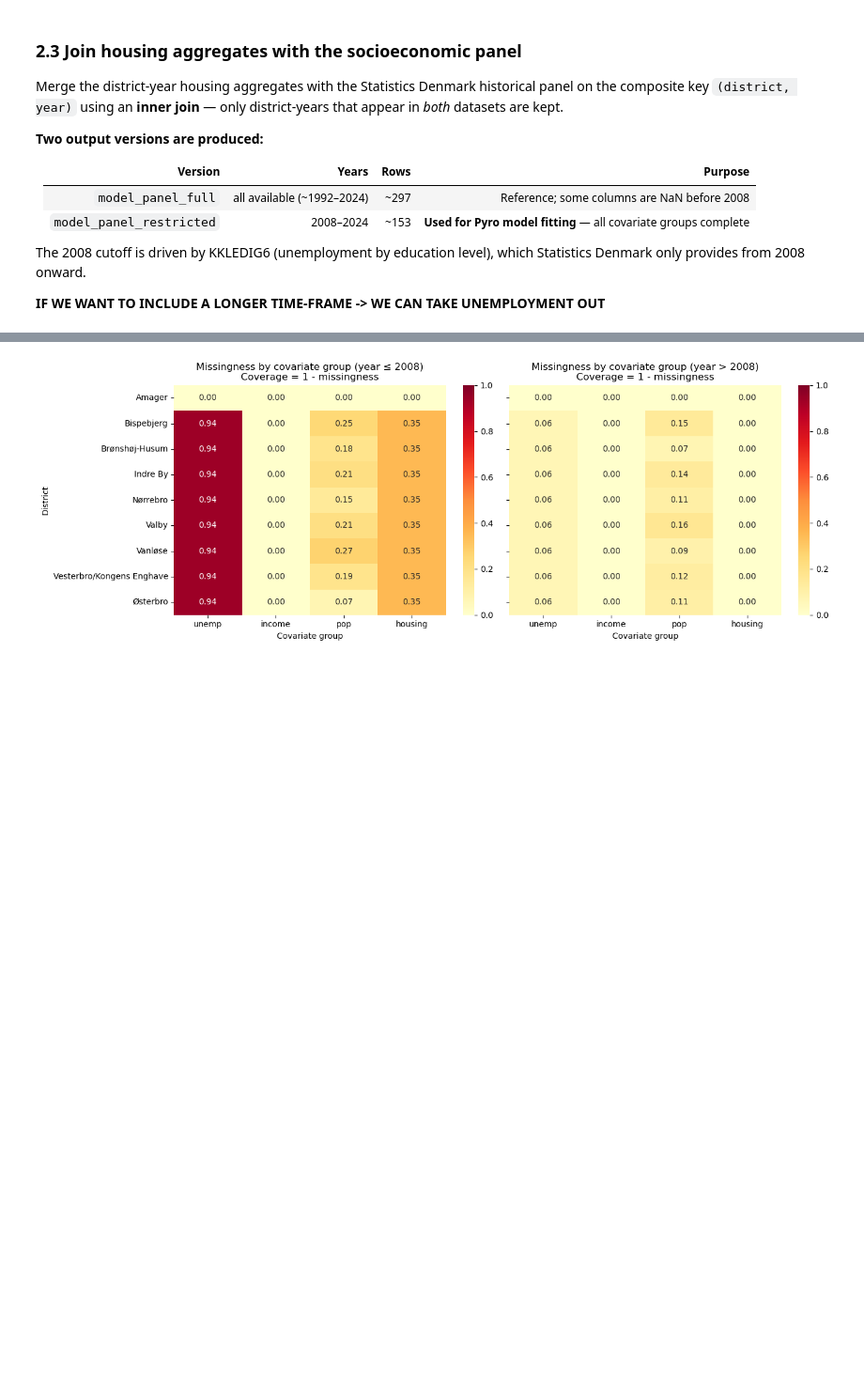
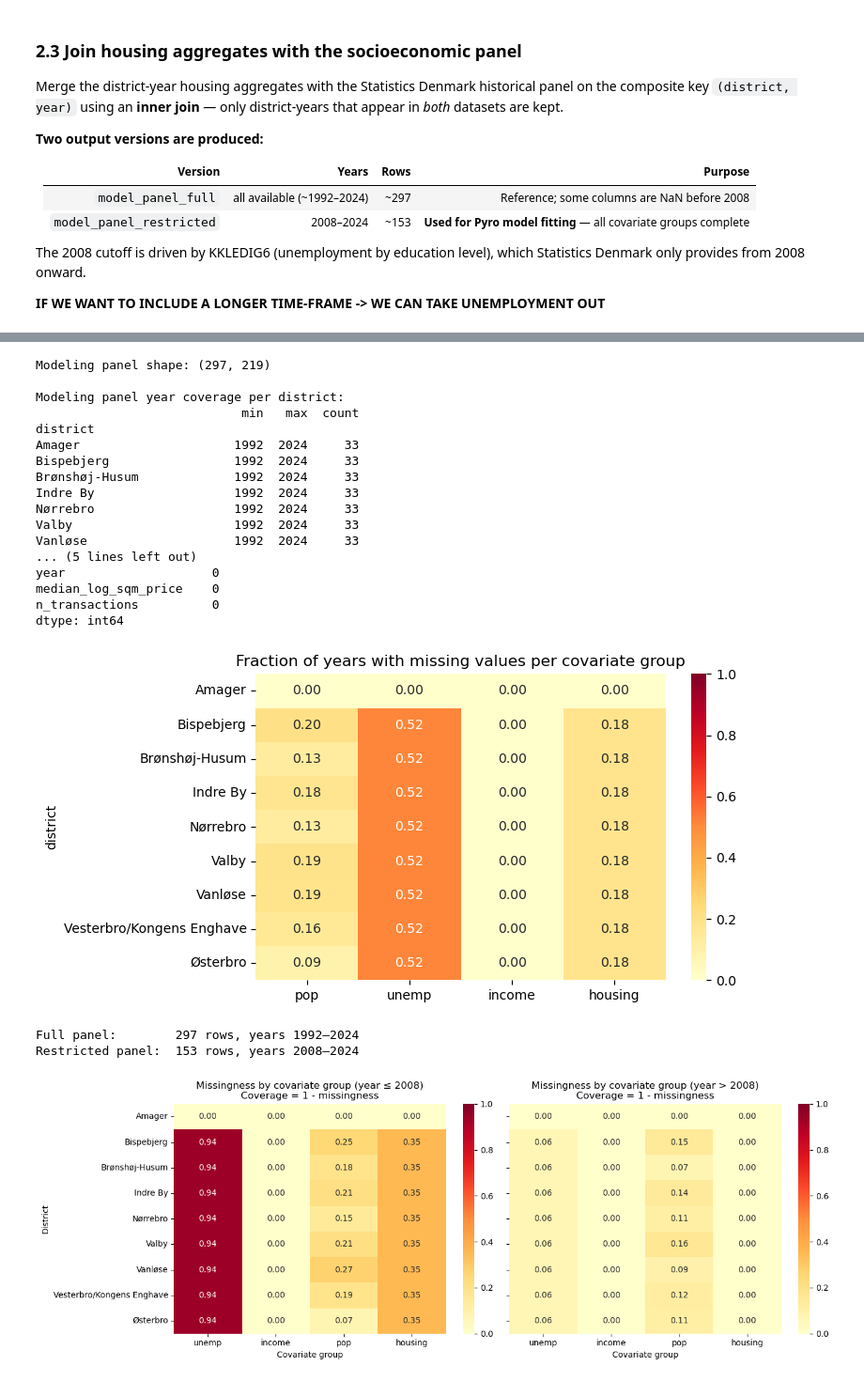
Before and after one commit to ursulailves/modelML_project, a Jupyter notebook: CPH_HousingPriceModel.ipynb, the cells around one changed output, grey strips where cells are left out. Shown at 94% size. Cells and saved outputs as stored; diff of their text form; code cells hidden in the pictures; blank space fills up the shorter version.

```diff
--- a/CPH_HousingPriceModel.ipynb
+++ b/CPH_HousingPriceModel.ipynb
@@ -1110,3 +1057,70 @@ Restricted panel:  153 rows, years 2008–2024
+# %%
+# Creating combined dataset for modelling
+# -- Inner join on district * year to keep only rows where we have both housing and socioeconomic data --
+model_panel = housing_agg.merge(historical_panel, on=['district', 'year'], how='inner')
+
+# Check the shape and coverage of the final modeling panel
+print("Modeling panel shape:", model_panel.shape)
+print("\nModeling panel year coverage per district:")
+print(model_panel.groupby('district')['year'].agg(['min', 'max', 'count']))
+print("\nNulls in key columns:")
+print(model_panel[['district', 'year', 'median_log_sqm_price', 'n_transactions']].isnull().sum())
+
+# Missing values by covariate group
+#   (we want to check if missingness is concentrated in certain districts or years, which could bias our model)
+prefixes = ['pop', 'unemp', 'income', 'housing']
+covariate_cols = [col for col in model_panel.columns if any(col.startswith(p) for p in prefixes)]
+
+miss_frac = model_panel.groupby('district')[covariate_cols].apply(lambda df: df.isnull().mean())
+
+miss_by_prefix = {}
+for pfx in prefixes:
+    cols = [col for col in covariate_cols if col.startswith(pfx)]
+    if cols:
+        miss_by_prefix[pfx.rstrip('_')] = miss_frac[cols].mean(axis=1)
+
+miss_summary = pd.DataFrame(miss_by_prefix)
+
+fig, ax = plt.subplots(figsize=(8, 4))
+sns.heatmap(miss_summary, annot=True, fmt='.2f', cmap='YlOrRd', ax=ax, vmin=0, vmax=1)
+ax.set_title('Fraction of years with missing values per covariate group')
+plt.tight_layout()
+plt.show()
+
+# ── Two panel versions ────────────────────────────────────────────────────────
+# Full panel: all available years (unemp_ columns will be NaN before 2008)
+# Restricted: year >= 2008 — all covariate groups complete, used for model fitting
+model_panel_full       = model_panel.copy()
+model_panel_restricted = model_panel[model_panel['year'] >= 2008].copy()
+
+model_panel_full.to_csv('data/cleaned/model_panel_full.csv', index=False)
+model_panel_restricted.to_csv('data/cleaned/model_panel_restricted.csv', index=False)
+
+print(f"\nFull panel:       {model_panel_full.shape[0]:4d} rows, "
+      f"years {model_panel_full['year'].min()}–{model_panel_full['year'].max()}")
+print(f"Restricted panel: {model_panel_restricted.shape[0]:4d} rows, "
+      f"years 2008–{model_panel_restricted['year'].max()}")
+# %% [output]
+Modeling panel shape: (297, 219)
+
+Modeling panel year coverage per district:
+                            min   max  count
+district
+Amager                     1992  2024     33
+Bispebjerg                 1992  2024     33
+Brønshøj-Husum             1992  2024     33
+Indre By                   1992  2024     33
+Nørrebro                   1992  2024     33
+Valby                      1992  2024     33
+Vanløse                    1992  2024     33
+... (5 lines left out)
+year                    0
+median_log_sqm_price    0
+n_transactions          0
+dtype: int64
+[figure, added]
+Full panel:        297 rows, years 1992–2024
+Restricted panel:  153 rows, years 2008–2024
 # %%
 panel = model_panel_full.copy() if "model_panel_full" in globals() else model_panel.copy()
 
```
Also changed, not shown: parts of 16 cells of this notebook, 1 other file.
